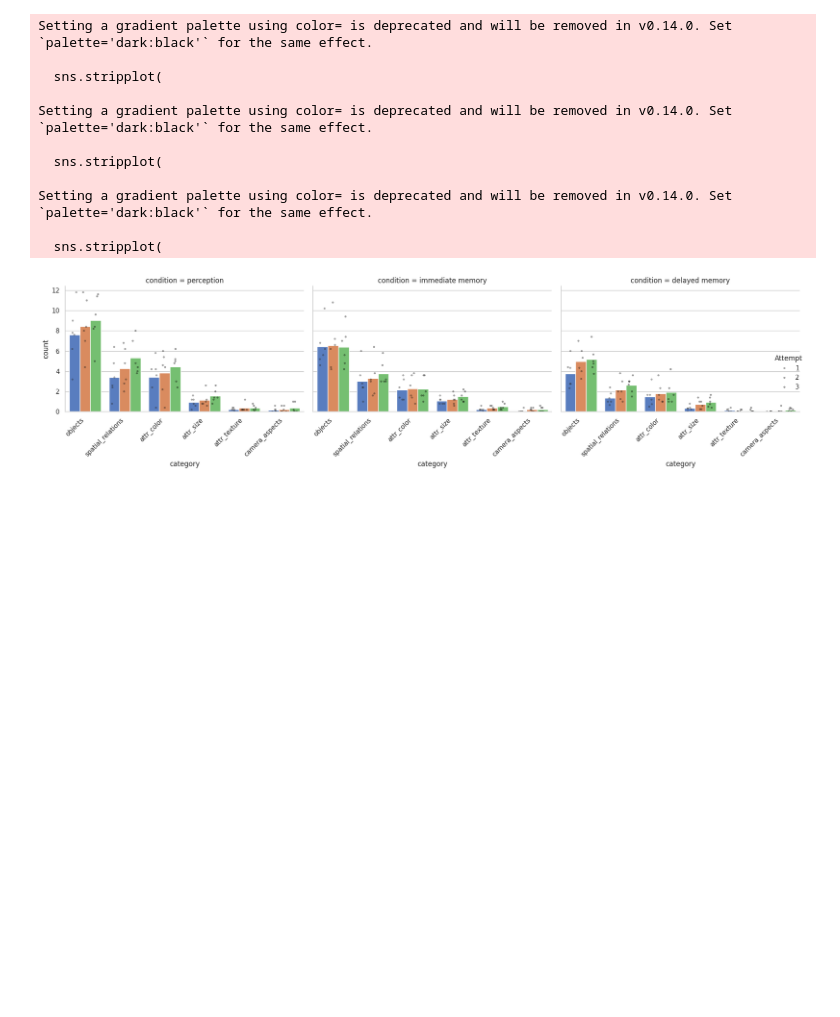
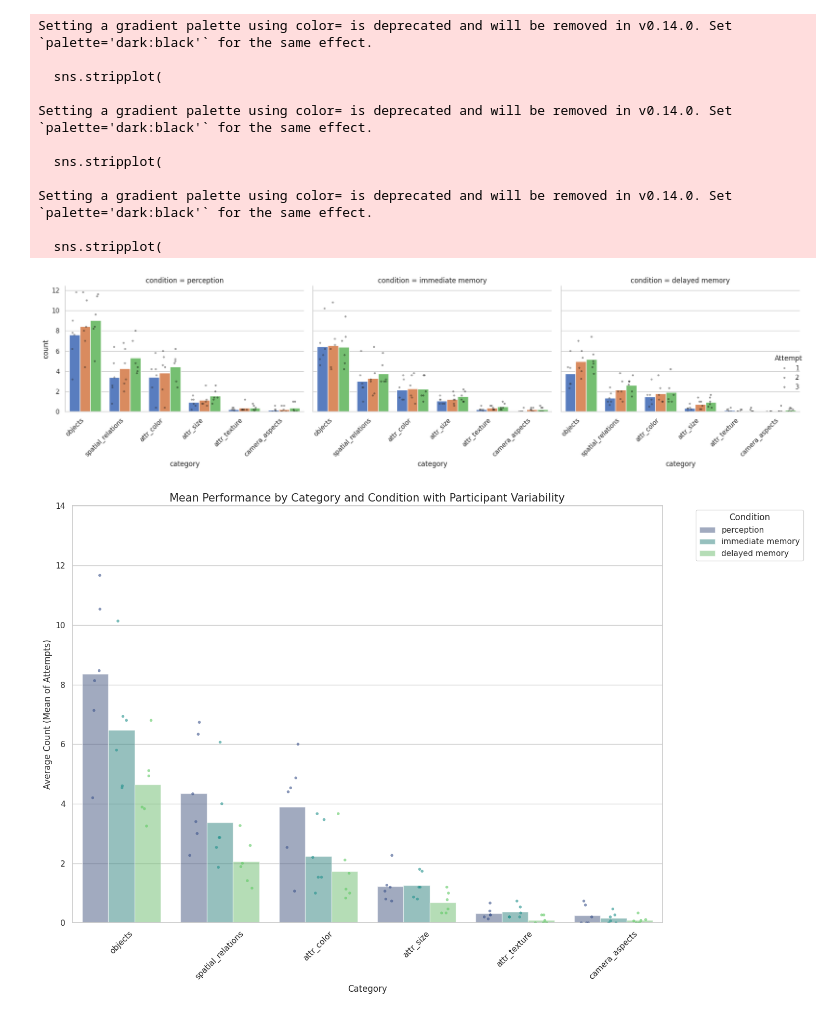
Before and after one commit to AnatKordon/Imagination_in_translation, a Jupyter notebook: analysis/nlp_analysis/comparing_conditions.ipynb, the cells around one changed output. Drawn from its saved outputs; the diff is of its cells as text; code cells hidden in the pictures; blank space fills up the shorter version.

```diff
--- a/analysis/nlp_analysis/comparing_conditions.ipynb
+++ b/analysis/nlp_analysis/comparing_conditions.ipynb
@@ -366,3 +403,55 @@ Setting a gradient palette using color= is deprecated and will be removed in v0.
 
   sns.stripplot(
 [figure]
+# %%
+import pandas as pd
+import seaborn as sns
+import matplotlib.pyplot as plt
+
+# 1. Average across attempts for each participant
+df_plot = df_participant.groupby(
+    ['condition', 'uid', 'category'],
+    as_index=False
+)['count'].mean()
+
+# 2. Set the aesthetic style
+sns.set_theme(style="whitegrid")
+plt.figure(figsize=(15, 10))
+
+# 3. Create the Bar Plot (Remove error bars here)
+ax = sns.barplot(
+    data=df_plot,
+    x='category',
+    y='count',
+    hue='condition',
+    palette='viridis',
+    alpha=0.5,      # Make bars slightly transparent so dots stand out
+    errorbar=None   # Remove the standard error bars
+)
+
+# 4. Add the individual dots (one per uid)
+sns.stripplot(
+    data=df_plot,
+    x='category',
+    y='count',
+    hue='condition',
+    dodge=True,          # Shift dots to align with the specific bars
+    palette='viridis',
+    alpha=0.6,           # Transparency for dots
+    jitter=0.2,          # Spread dots horizontally so they don't overlap
+    size=4,              # Size of the dots
+    legend=False         # Prevent duplicate legend entries
+)
+
+# 5. Customization
+plt.title('Mean Performance by Category and Condition with Participant Variability', fontsize=15)
+plt.ylabel('Average Count (Mean of Attempts)')
+plt.xlabel('Category')
+plt.xticks(rotation=45)
+plt.ylim(0, 14)
+plt.legend(title='Condition', bbox_to_anchor=(1.05, 1), loc='upper left')
+
+plt.tight_layout()
+plt.show()
+# %% [output]
+[figure, added]
```
Also changed, not shown: parts of 8 cells of this notebook.
